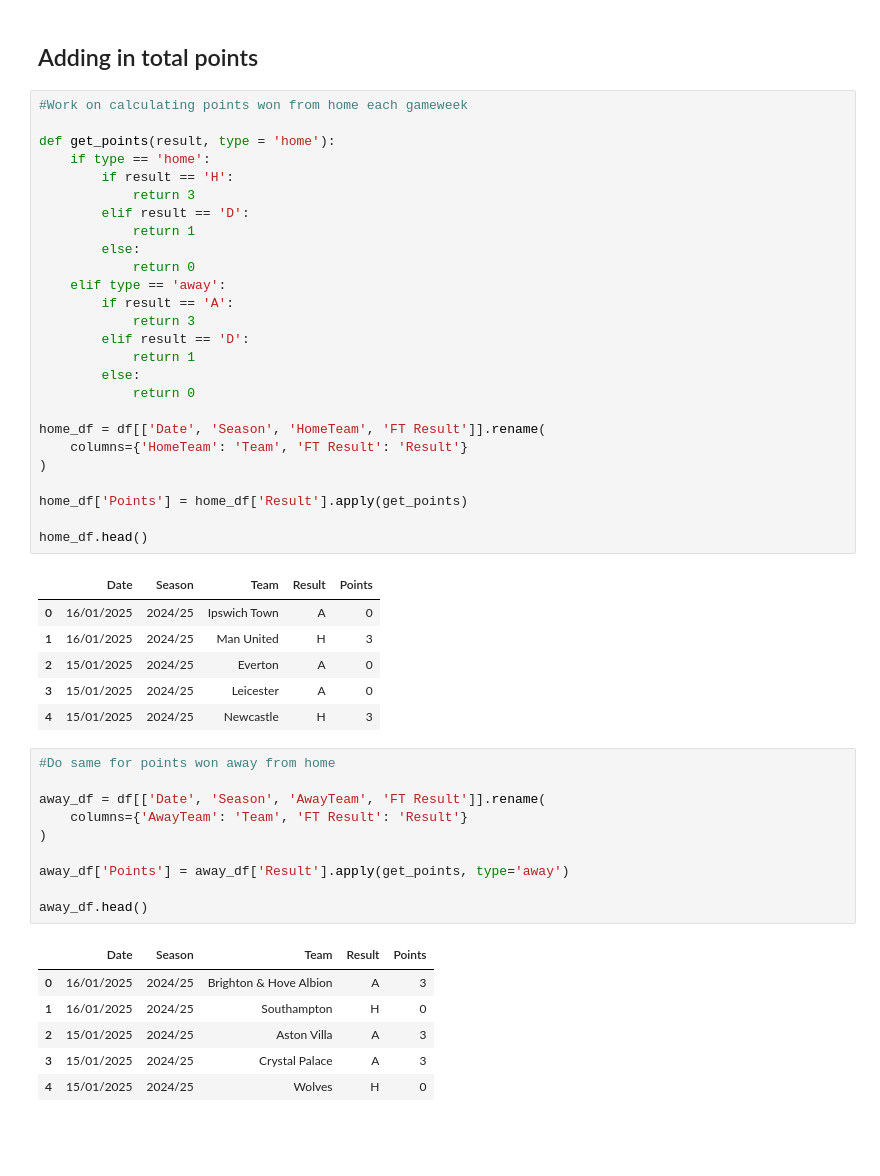
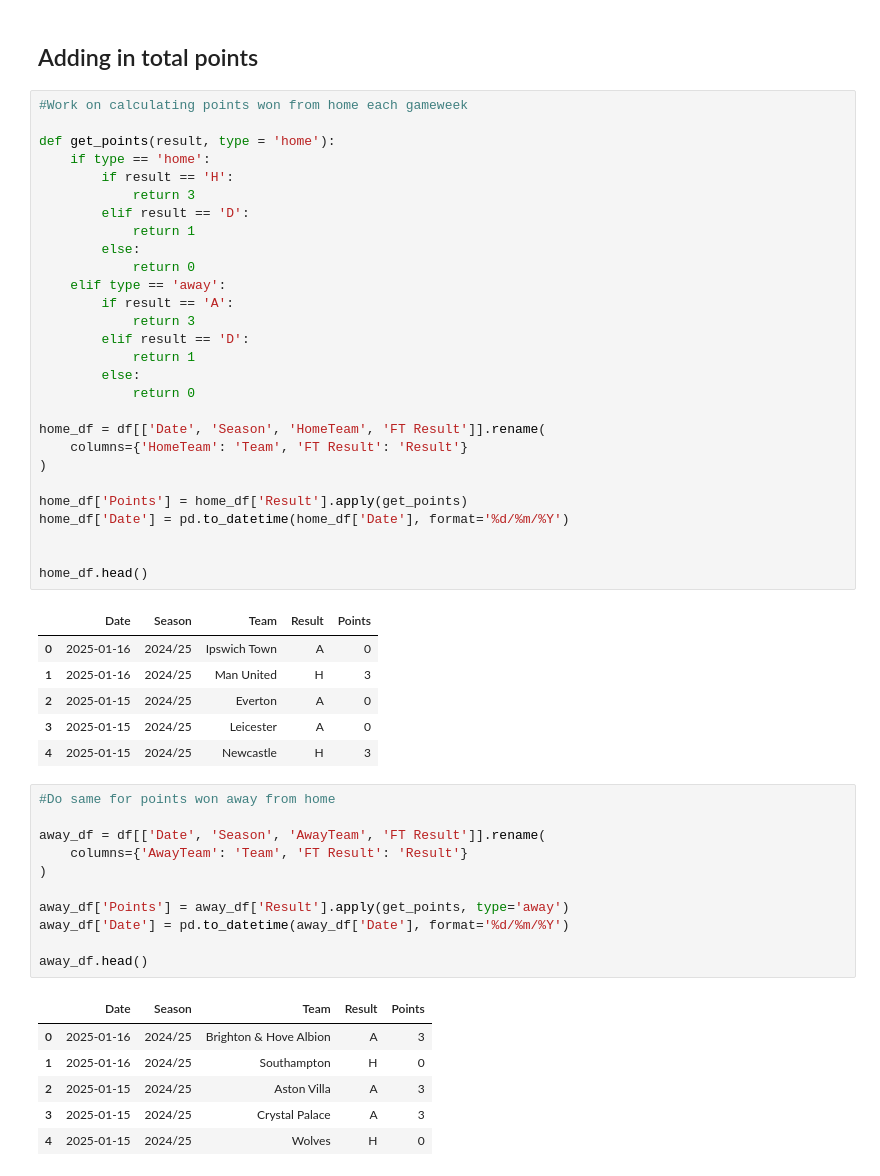
Before and after one commit to adyan0820/epl-game-predictor, a Jupyter notebook: notebooks/data-exploration.ipynb, the cells around one changed output. Drawn from its saved outputs; the diff is of its cells as text; blank space fills up the shorter version.

```diff
--- a/notebooks/data-exploration.ipynb
+++ b/notebooks/data-exploration.ipynb
@@ -38,36 +38,38 @@ Index(['Date', 'Season', 'HomeTeam', 'AwayTeam', 'FTH Goals', 'FTA Goals',
 # %%
 #Work on calculating points won from home each gameweek
 
 def get_points(result, type = 'home'):
     if type == 'home':
         if result == 'H':
             return 3
         elif result == 'D':
             return 1
         else:
             return 0
     elif type == 'away':
         if result == 'A':
             return 3
         elif result == 'D':
             return 1
         else:
             return 0
 
 home_df = df[['Date', 'Season', 'HomeTeam', 'FT Result']].rename(
     columns={'HomeTeam': 'Team', 'FT Result': 'Result'}
 )
 
 home_df['Points'] = home_df['Result'].apply(get_points)
+home_df['Date'] = pd.to_datetime(home_df['Date'], format='%d/%m/%Y')
+
 
 home_df.head()
 # %% [output]
 |  | Date | Season | Team | Result | Points |
-| 0 | 16/01/2025 | 2024/25 | Ipswich Town | A | 0 |
-| 1 | 16/01/2025 | 2024/25 | Man United | H | 3 |
-| 2 | 15/01/2025 | 2024/25 | Everton | A | 0 |
-| 3 | 15/01/2025 | 2024/25 | Leicester | A | 0 |
-| 4 | 15/01/2025 | 2024/25 | Newcastle | H | 3 |
+| 0 | 2025-01-16 | 2024/25 | Ipswich Town | A | 0 |
+| 1 | 2025-01-16 | 2024/25 | Man United | H | 3 |
+| 2 | 2025-01-15 | 2024/25 | Everton | A | 0 |
+| 3 | 2025-01-15 | 2024/25 | Leicester | A | 0 |
+| 4 | 2025-01-15 | 2024/25 | Newcastle | H | 3 |
 # %%
 #Do same for points won away from home
 
@@ -76,12 +78,13 @@ away_df = df[['Date', 'Season', 'AwayTeam', 'FT Result']].rename(
 )
 
 away_df['Points'] = away_df['Result'].apply(get_points, type='away')
+away_df['Date'] = pd.to_datetime(away_df['Date'], format='%d/%m/%Y')
 
 away_df.head()
 # %% [output]
 |  | Date | Season | Team | Result | Points |
-| 0 | 16/01/2025 | 2024/25 | Brighton & Hove Albion | A | 3 |
-| 1 | 16/01/2025 | 2024/25 | Southampton | H | 0 |
-| 2 | 15/01/2025 | 2024/25 | Aston Villa | A | 3 |
-| 3 | 15/01/2025 | 2024/25 | Crystal Palace | A | 3 |
-| 4 | 15/01/2025 | 2024/25 | Wolves | H | 0 |
+| 0 | 2025-01-16 | 2024/25 | Brighton & Hove Albion | A | 3 |
+| 1 | 2025-01-16 | 2024/25 | Southampton | H | 0 |
+| 2 | 2025-01-15 | 2024/25 | Aston Villa | A | 3 |
+| 3 | 2025-01-15 | 2024/25 | Crystal Palace | A | 3 |
+| 4 | 2025-01-15 | 2024/25 | Wolves | H | 0 |
```
Also changed, not shown: parts of 2 cells of this notebook.
